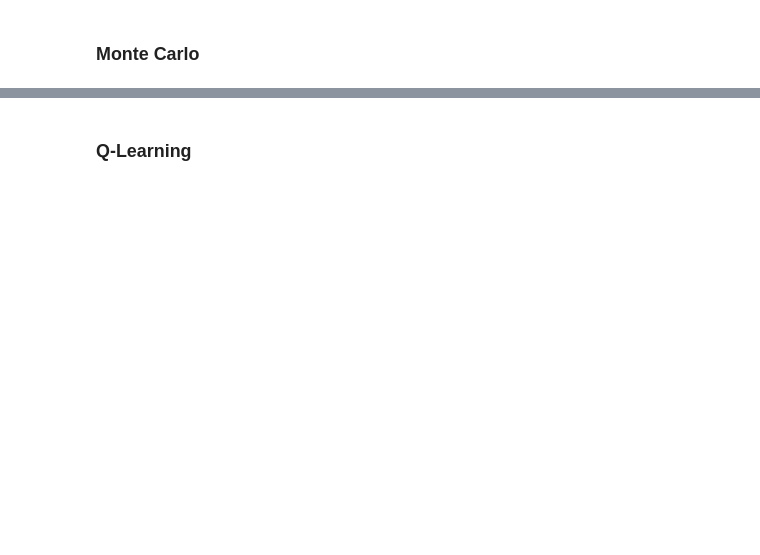
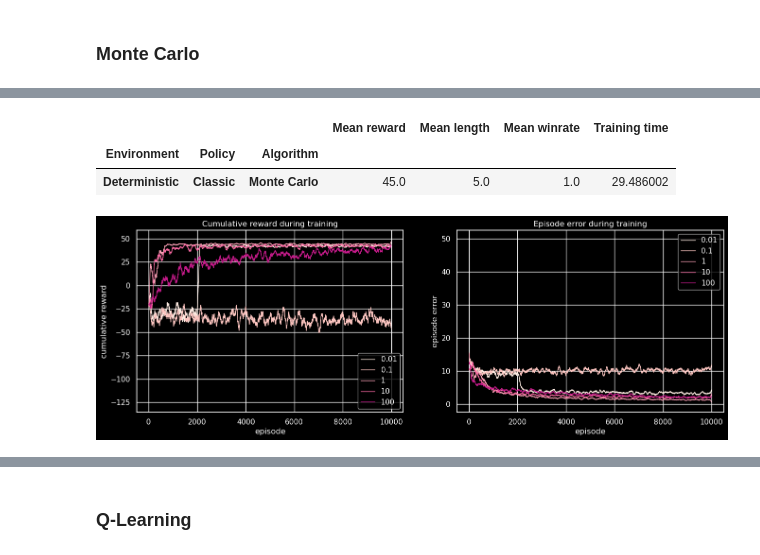
Before and after one commit to DanielGardin/MO436-Reinfocement-Learning, a Jupyter notebook: Relatório.ipynb, the cells around one changed output, grey strips where cells are left out. Drawn from its saved outputs; the diff is of its cells as text; code cells hidden in the pictures; blank space fills up the shorter version.

```diff
--- a/Relatório.ipynb
+++ b/Relatório.ipynb
@@ -31,4 +36,5 @@ Autores:
 
 Reinforcement Learning é um paradigma de Inteligência Artificial baseada em controle
 # %%
-env = PacmanEnv.contourDanger(4, ghost_names= "RobustGhost", state_space="features", render_mode="human")
+deterministic_env = PacmanEnv.contourDanger(4, ghost_names= "RobustGhost")
+stochastic_env    = PacmanEnv.contourDanger(4, ghost_names= "StochasticRobustGhost")
@@ -108,0 +125,7 @@ class BaseController:
+# %%
+metrics = ["Mean reward", "Mean length", "Mean winrate", "Training time"]
+
+configs = ["Environment", "Policy", "Algorithm"]
+
+index = pd.MultiIndex(levels=[[] for _ in range(len(configs))], codes=[[] for _ in range(len(configs))], names=configs)
+results = pd.DataFrame(index=index, columns=metrics)
@@ -109,10 +168,9 @@ class BaseController:
 # %% [markdown]
 ### Monte Carlo
 # %%
-class MonteCarloControl(BaseController):
+class MonteCarloControl:
     def __init__(self, env, gamma, alpha=None, N0=1):
-        super().__init__(env)
-
+        self.env   = env
         self.gamma = gamma
         self.alpha = alpha
         self.N0    = N0
@@ -149,6 +207,7 @@ class MonteCarloControl(BaseController):
 
                 alpha = 1/Ntable[state][action] if self.alpha is None else self.alpha
                 error = (cumulative_reward - policy.Q(state, action))
+
                 policy.update_Q(state, action, alpha, error)
 
                 cumulative_error += abs(error)
@@ -160,19 +219,6 @@ class MonteCarloControl(BaseController):
             history["cumulative reward"].append(cumulative_reward)
             history["episode error"].append(mean_error)
             history["episode length"].append(n_steps)
-            history["episode win"].append(env.is_win())
-
-            if history["episode error"] < 50:
-                error = sum([history]["episode error"])
-                error = error / len(history["episode error"])
-
-            else:
-                error = sum([history]["episode error"][-50 : ])
-                error = error / 50
-
-            if error < 0.1:
-                break
-
-
+            history["episode win"].append(self.env.is_win())
 
         return policy, history
@@ -218,0 +225,10 @@ plot_episodes(mc_history, "cumulative reward", smooth=100)
+# %%
+history, performance = evaluate(
+    deterministic_env,
+    EpsilonGreedyQAgent(),
+    MonteCarloControl(deterministic_env.set_render(None), 0.99),
+    "N0",
+    [0.01, 0.1, 1, 10, 100]
+)
+
+performance
@@ -218,0 +242,15 @@ plot_episodes(mc_history, "cumulative reward", smooth=100)
+# %%
+best = performance["Mean reward"].to_numpy().argmax()
+
+results.loc[("Deterministic", "Classic", "Monte Carlo"), :] = performance.iloc[best]
+
+results
+# %% [output]
+|  |  |  | Mean reward | Mean length | Mean winrate | Training time |
+| Environment | Policy | Algorithm |  |  |  |  |
+| Deterministic | Classic | Monte Carlo | 45.0 | 5.0 | 1.0 | 29.486002 |
+# %%
+plot_episodes(history, ['cumulative reward', 'episode error'],  alpha=0)
+plt.show()
+# %% [output]
+[figure, added]
```
Also changed, not shown: parts of 74 cells of this notebook, 2 other files.
